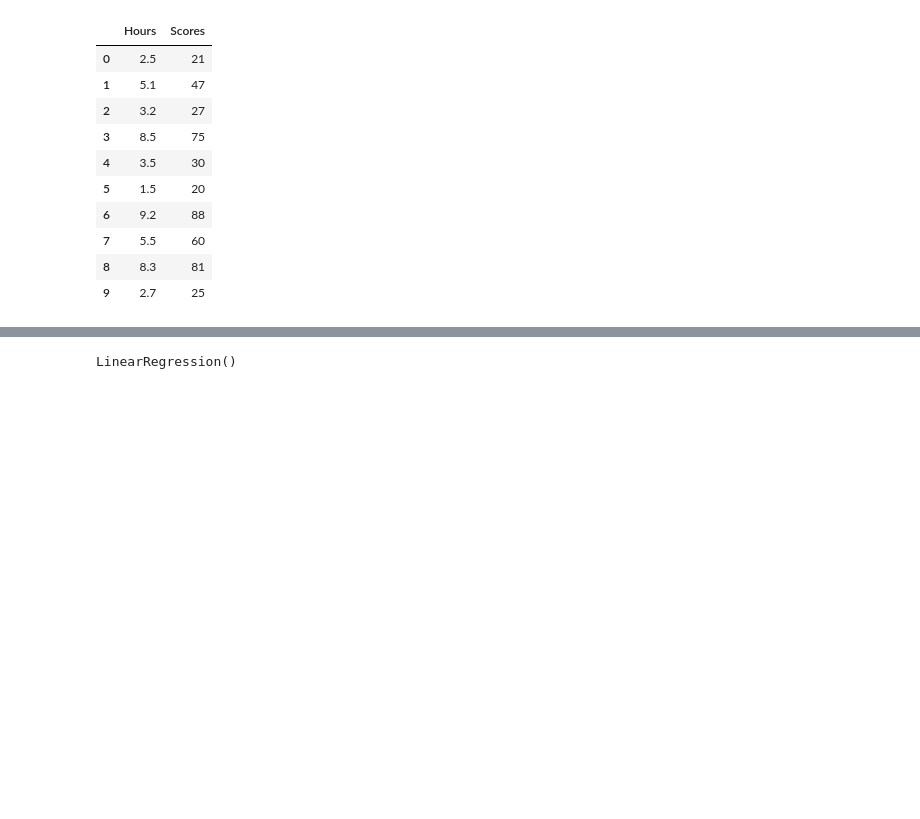
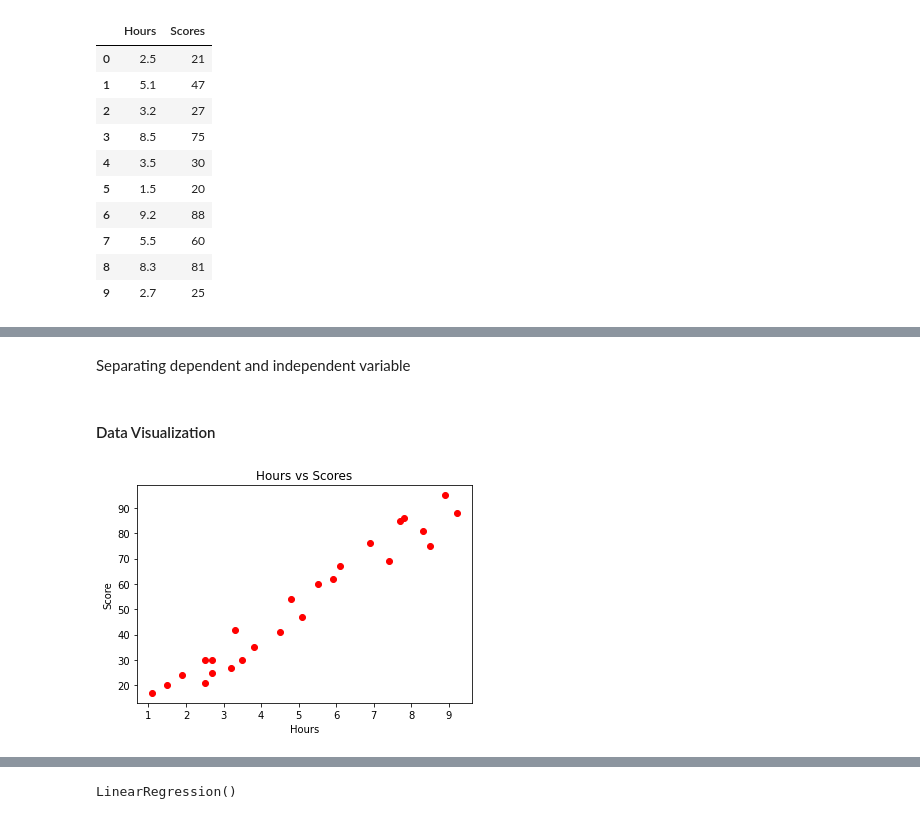
Before and after one commit to ali-hazan/the-sparks-foundation, a Jupyter notebook: Tasks/Task-1/notebook.ipynb, the cells around one changed output, grey strips where cells are left out. Saved outputs shown, nothing was run; the diff lists cells and outputs as text; code cells hidden in the pictures; blank space fills up the shorter version.

```diff
--- a/Tasks/Task-1/notebook.ipynb
+++ b/Tasks/Task-1/notebook.ipynb
@@ -41,3 +72,16 @@ dataset.head(10)
+# %% [markdown]
+Separating dependent and independent variable
 # %%
 X = dataset.iloc[:, :-1].values
 y = dataset.iloc[:, -1].values
+# %% [markdown]
+#### Data Visualization
+# %%
+# Visualising the Training set results
+plt.scatter(X, y, color = 'red')
+plt.title('Hours vs Scores')
+plt.xlabel('Hours')
+plt.ylabel('Score')
+plt.show()
+# %% [output]
+[figure, added]
```
Also changed, not shown: parts of 12 cells of this notebook.
